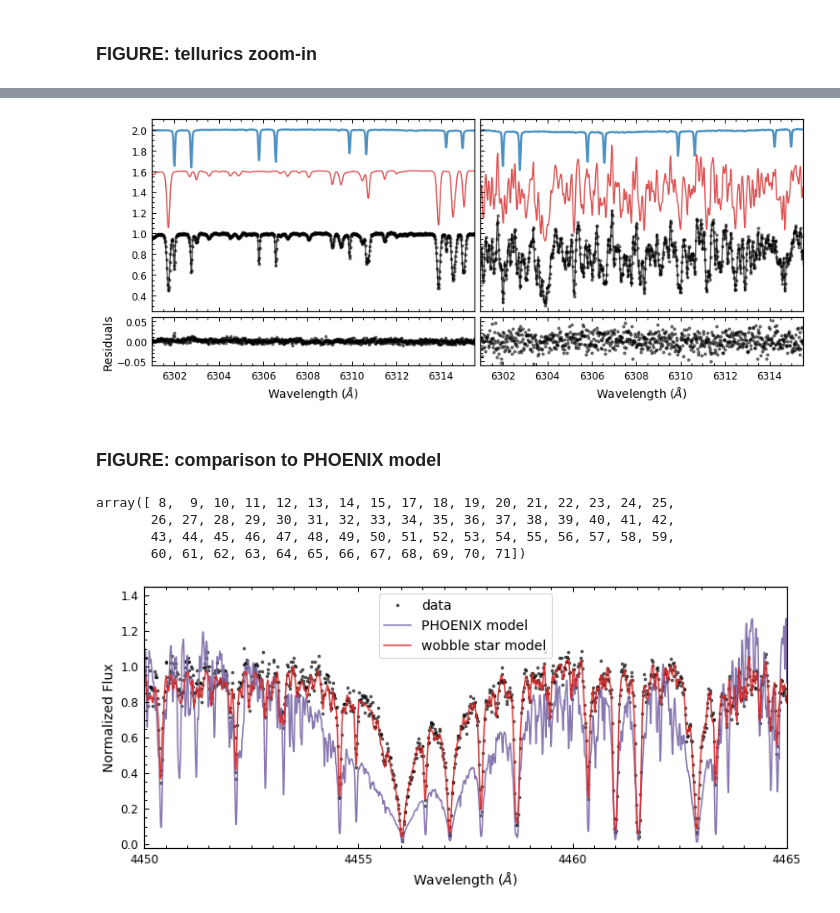
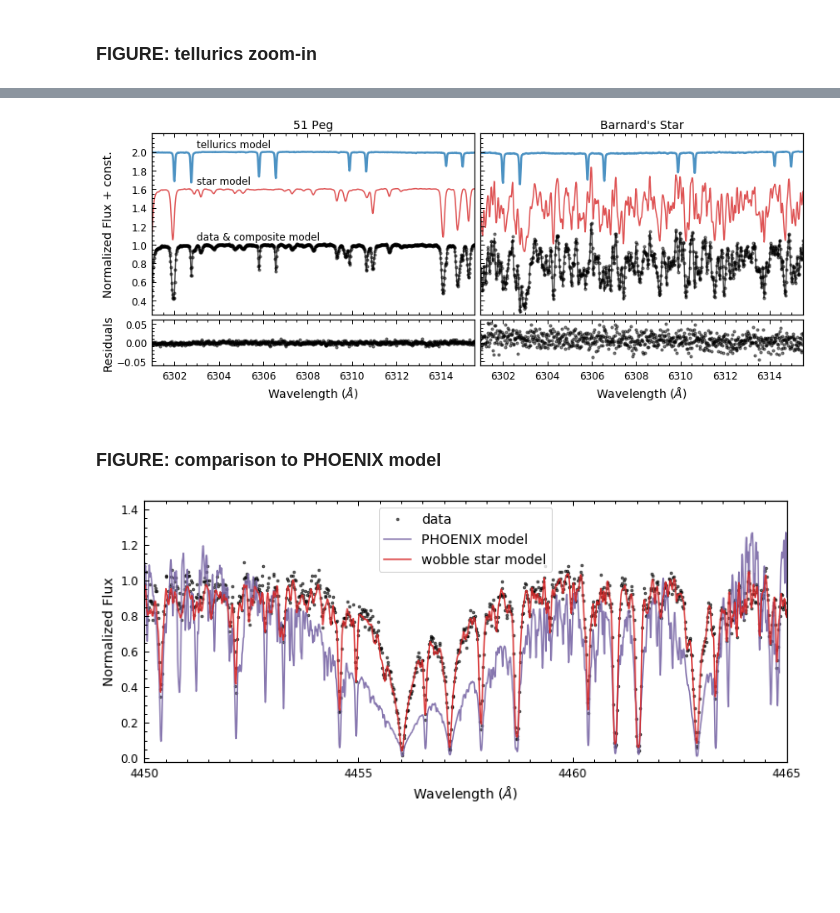
Before and after one commit to megbedell/wobble, a Jupyter notebook: paper/figures/make_figures.ipynb, the cells around one changed output, grey strips where cells are left out. Cells and saved outputs as stored; diff of their text form; code cells hidden in the pictures; blank space fills up the shorter version.

```diff
--- a/paper/figures/make_figures.ipynb
+++ b/paper/figures/make_figures.ipynb
@@ -507,7 +357,4 @@ data_barnards = wobble.Data(results_barnards.origin_file, filepath='/Users/mbede
-# %%
-xs = np.exp(data_barnards.xs[0][0])
-ys = np.exp(data_barnards.ys[0][0])
-mask = data_barnards.ivars[0][0] <= 1.e-8
-resids = ys - np.exp(results_barnards.star_ys_predicted[r][n]
-                            + results_barnards.tellurics_ys_predicted[r][n])
+# %%
+xstart = [4095, 5728, 6548]
+xend = [4115, 5748, 6568]
 # %%
@@ -620,10 +418,10 @@ plt.savefig('barnards_multispectrum.pdf')
 # %%
 o = 63 # order
 r = np.where(results_barnards.orders == o)[0][0] # index into results to get desired order
-e = 3 # epoch
+e = 20 # epoch
 n = np.where(results_barnards.epochs == e)[0][0] # index into results to get desired epoch
 
-data_barnards = wobble.Data(results_barnards.origin_file, filepath='/Users/mbedell/python/wobble/',
+data_barnards = wobble.Data('barnards_e2ds.hdf5', filepath='/Users/mbedell/python/wobble/data/',
                    orders=[o], epochs=[e])
 
 xs_barnards = np.exp(data_barnards.xs[0][0])
@@ -642,7 +447,7 @@ r1 = np.where(results_51peg.orders == o)[0][0] # index into results to get desir
 e = 41 # epoch
 n1 = np.where(results_51peg.epochs == e)[0][0] # index into results to get desired epoch
 
-data_51peg = wobble.Data(results_51peg.origin_file, filepath='/Users/mbedell/python/wobble/',
+data_51peg = wobble.Data('51peg_e2ds.hdf5', filepath='/Users/mbedell/python/wobble/data/',
                    orders=[o], epochs=[e])
 
 xs_51peg = np.exp(data_51peg.xs[0][0])
@@ -667,7 +470,7 @@ ax.plot(xs_51peg, np.exp(results_51peg.star_ys_predicted[r1][n1]) + 0.6,
                 color=MODEL_STAR_COLOR, label='star model', lw=1.5, alpha=0.8)
 ax.plot(xs_51peg, np.exp(results_51peg.tellurics_ys_predicted[r1][n1]) + 1.,
                 color=MODEL_T_COLOR, label='tellurics model', lw=2.5, alpha=0.8)
-#ax.set_ylabel('Normalized Flux', fontsize=14)
+ax.set_ylabel('Normalized Flux + const.', fontsize=14, labelpad=20)
 
 ax2.scatter(xs_51peg, resids_51peg, marker=".", alpha=0.5, c=DATA_COLOR, s=40)
 ax2.scatter(xs_51peg[mask_51peg], resids_51peg[mask_51peg], marker=".", alpha=1., c='white', s=20)
@@ -682,38 +485,44 @@ ax3.plot(xs_barnards, np.exp(results_barnards.star_ys_predicted[r][n]) + 0.6,
 ax3.plot(xs_barnards, np.exp(results_barnards.tellurics_ys_predicted[r][n]) + 1.,
                 color=MODEL_T_COLOR, label='tellurics model', lw=2.5, alpha=0.8)
 
 ax4.scatter(xs_barnards, resids_barnards, marker=".", alpha=0.5, c=DATA_COLOR, s=40)
 ax4.scatter(xs_barnards[mask_barnards], resids_barnards[mask_barnards], marker=".", alpha=1., c='white', s=20)
 ax4.set_xlabel(r'Wavelength ($\AA$)', fontsize=14)
 
-ax.set_ylim([0.25,2.1])
+ax.set_ylim([0.25,2.2])
 ax.set_yticks(np.arange(0.4,2.1,0.2))
-ax.set_yticks(np.arange(0.25,2.1,0.05), minor=True)
-ax3.set_ylim([0.25,2.1])
+ax.set_yticks(np.arange(0.25,2.2,0.05), minor=True)
+ax3.set_ylim([0.25,2.2])
 ax3.set_yticks(np.arange(0.4,2.1,0.2))
-ax3.set_yticks(np.arange(0.25,2.1,0.05), minor=True)
+ax3.set_yticks(np.arange(0.25,2.2,0.05), minor=True)
 ax3.set_yticklabels('')
 
 ax2.set_ylim([-0.06, 0.06])
 ax2.set_yticks(np.arange(-0.05,0.06,0.05))
 ax2.set_yticks(np.arange(-0.06,0.06,0.01), minor=True)
 ax4.set_ylim([-0.06, 0.06])
 ax4.set_yticks(np.arange(-0.05,0.06,0.05))
 ax4.set_yticks(np.arange(-0.06,0.06,0.01), minor=True)
 ax4.set_yticklabels('')
 
 
 ax.set_xlim([6301,6315.5])
 ax.set_xticks(np.arange(6302, 6315, 2))
 ax.set_xticks(np.arange(6301, 6316, 0.5), minor=True)
 
+ax.text(6303, 2.05, 'tellurics model', fontsize=12)
+ax.text(6303, 1.65, 'star model', fontsize=12)
+ax.text(6303, 1.05, 'data & composite model', fontsize=12)
+ax.set_title('51 Peg', fontsize=14)
+ax3.set_title('Barnard\'s Star', fontsize=14)
+
 #ax.legend(fontsize=12)
 fig.tight_layout()
 fig.subplots_adjust(hspace=0.05, wspace=0.02)
 plt.savefig('telluric_comparison.png')
 plt.savefig('telluric_comparison.pdf')
 # %% [output]
-[figure, old version]
+[figure, new version]
 # %% [markdown]
 ### FIGURE: comparison to PHOENIX model
 # %%
@@ -730,13 +539,6 @@ model_ys_3200k = np.copy(hdul[0].data)
 #model_ys_40logg = np.copy(hdul[0].data)
 hdul = fits.open('/Users/mbedell/python/wobble/data/WAVE_PHOENIX-ACES-AGSS-COND-2011.fits')
 model_xs = np.copy(hdul[0].data)
-# %%
-results_barnards.orders
-# %% [output]
-array([ 8,  9, 10, 11, 12, 13, 14, 15, 17, 18, 19, 20, 21, 22, 23, 24, 25,
-       26, 27, 28, 29, 30, 31, 32, 33, 34, 35, 36, 37, 38, 39, 40, 41, 42,
-       43, 44, 45, 46, 47, 48, 49, 50, 51, 52, 53, 54, 55, 56, 57, 58, 59,
-       60, 61, 62, 63, 64, 65, 66, 67, 68, 69, 70, 71])
 # %%
 o = 24 # order
 r = np.where(results_barnards.orders == o)[0][0] # index into results to get desired order
```
Also changed, not shown: parts of 38 cells of this notebook, 6 other files.
